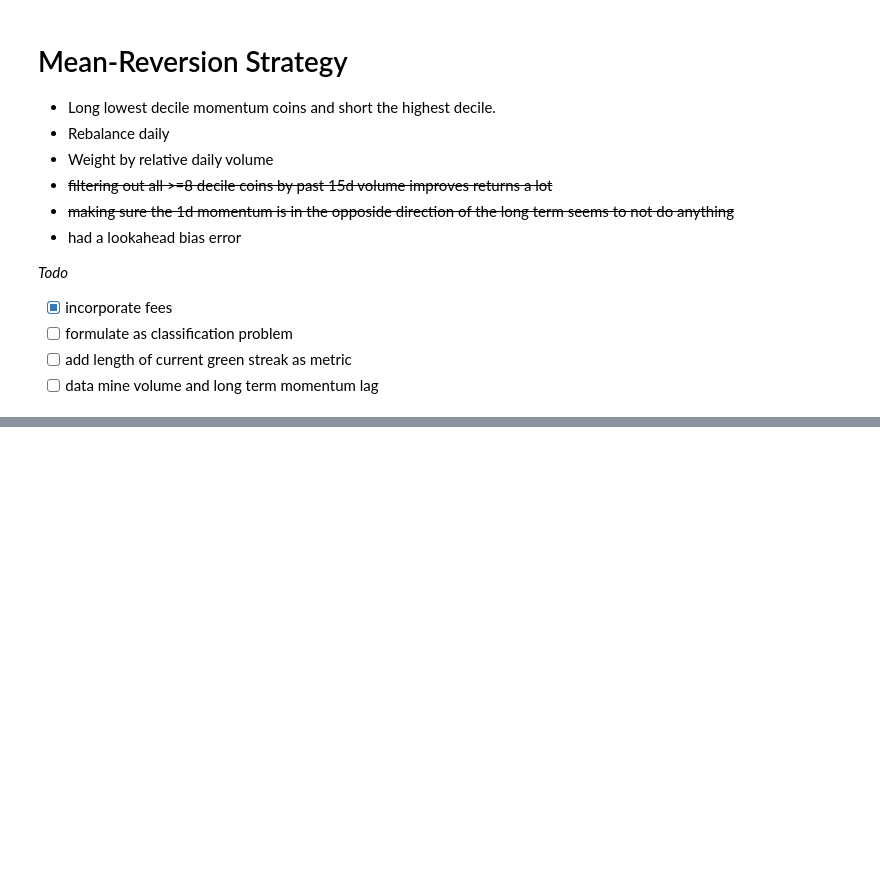
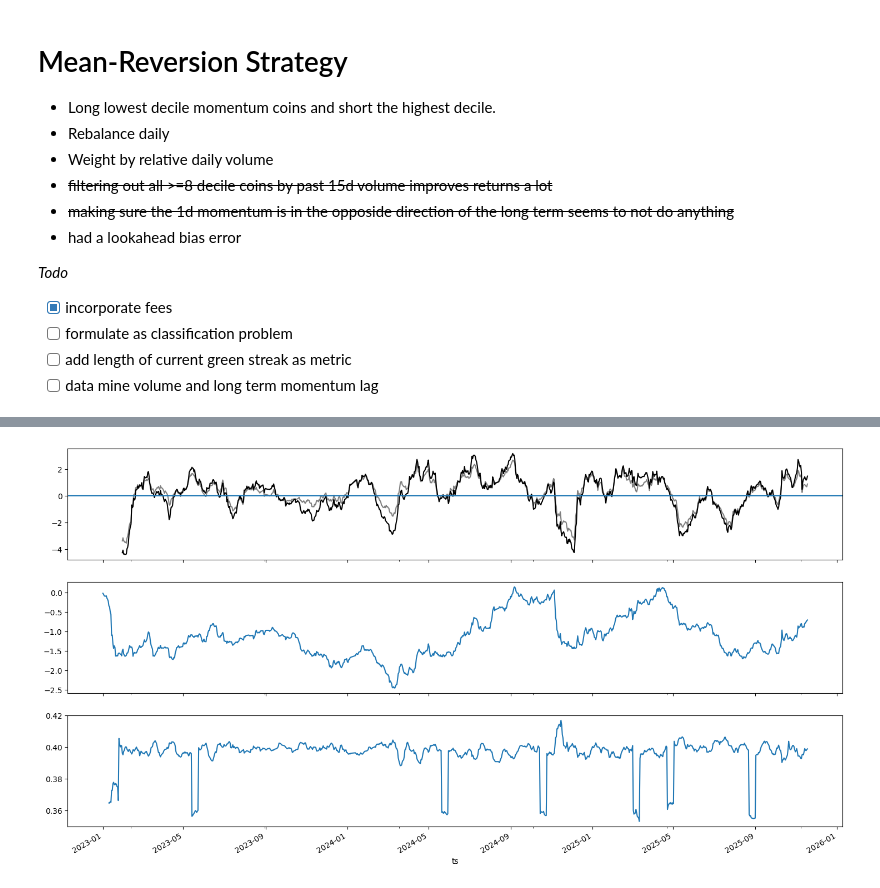
Before and after one commit to flanfly/studies, a Jupyter notebook: mean-reversion.ipynb, the cells around one changed output, grey strips where cells are left out. Cells and saved outputs as stored; diff of their text form; code cells hidden in the pictures; blank space fills up the shorter version.

```diff
--- a/mean-reversion.ipynb
+++ b/mean-reversion.ipynb
@@ -274,0 +257,84 @@ shape: (9, 14)
+# %%
+import matplotlib.pyplot as plt
+import numpy as np
+
+df = con.sql('''
+select
+    c.ts,
+    c.symbol,
+    c.mom1d as mom,
+    c.mom5d,
+    c.mom10d,
+    c.mom15d,
+    c.mom30d,
+    c.mom60d,
+    c.ret,
+    c.vol,
+    c.vol15d,
+    cc.ret as ref,
+    c.run
+from coins c
+join coins cc on c.ts = cc.ts
+where cc.symbol = 'btc' and year(c.ts) >= 2023
+order by c.ts, c.symbol
+''').pl()
+
+df = df.filter([
+    #pl.col('mom') == pl.col('mom')
+    #pl.col('mom').sign() == pl.col('mom60d').sign()
+    pl.col('run').abs() < 3
+    #(pl.col('run').sign() == pl.col('mom60d').sign())
+]).with_columns([
+    pl.col('vol15d').qcut(
+        10,
+        allow_duplicates=True,
+        labels=list(map(lambda n: f'{n}', range(1,11)))
+    ).over('ts').alias('volrank'),
+    pl.col('mom').qcut(
+        10,
+        allow_duplicates=True,
+        labels=list(map(lambda n: f'{n}', range(1,11)))
+    ).over('ts').alias('rank'),
+    pl.col('mom30d').abs().qcut(
+        10,
+        allow_duplicates=True,
+        labels=list(map(lambda n: f'{n}', range(1,11)))
+    ).over('ts').alias('longrank'),
+]).filter([
+    #pl.col('mom') == pl.col('mom'),
+    (pl.col('volrank').is_in(['1','2','3']))
+    #(pl.col('longrank').is_in(['1','2']))
+]).with_columns([
+    pl.when(
+        pl.col('rank').is_in(['9','8'])).then(pl.lit(-1)).when(
+        pl.col('rank') == '1').then(pl.lit(0)).otherwise(
+        pl.lit(0)).alias('dir'),
+]).with_columns([
+    (pl.col('vol') / pl.col('vol').sum().over(['ts', 'dir']) * pl.col('dir') * pl.lit(1)).alias('weight')
+]).sort(['ts','symbol']).with_columns([
+    pl.col('weight').alias('initial'),
+    (pl.col('weight') * pl.col('ret').exp()).alias('eod')
+]).with_columns([
+    ((pl.col('eod').abs() + pl.col('initial').abs()) * 0.002).alias('fee'),
+]).with_columns([
+    (pl.col('eod') - pl.col('initial') - pl.col('fee')).alias('pnl'),
+])
+
+res = df.sort('ts').group_by('ts').agg([
+    (1 + pl.col('pnl').sum()).log().alias('strategy'),
+    pl.col('fee').sum().alias('fee'),
+    pl.col('ref').first(),
+]).sort(['ts']).with_columns([
+    (pl.col('strategy') - pl.col('ref')).alias('perf'),
+]).with_columns([
+    pl.col('perf').cum_sum().alias('equity'),
+]).to_pandas().set_index('ts').sort_index()
+
+fig, [ax1, ax2, ax3] = plt.subplots(3,1,figsize=(18,10), sharex=True)
+
+((np.exp(res.strategy) - 1) * 100).rolling(30).mean().plot(y='strategy',ax=ax1,color='gray')
+((np.exp(res.perf) - 1) * 100).rolling(30).mean().plot(y='perf',ax=ax1,color='black')
+ax1.axhline(0)
+res.equity.plot(y='equity',ax=ax2)
+(res.fee * 100).rolling(10).mean().plot(y='fee',ax=ax3)
+# %% [output]
@@ -274,0 +342 @@ shape: (9, 14)
+[figure, added]
```
Also changed, not shown: parts of 4 cells of this notebook.
